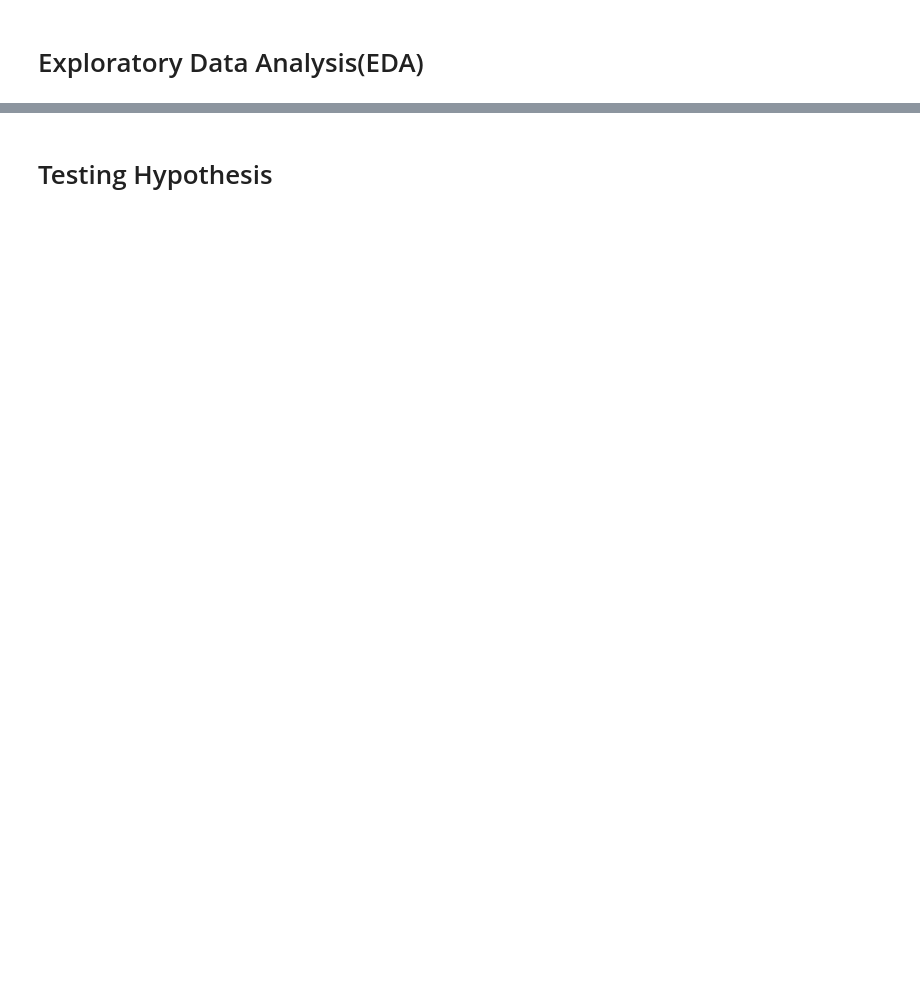
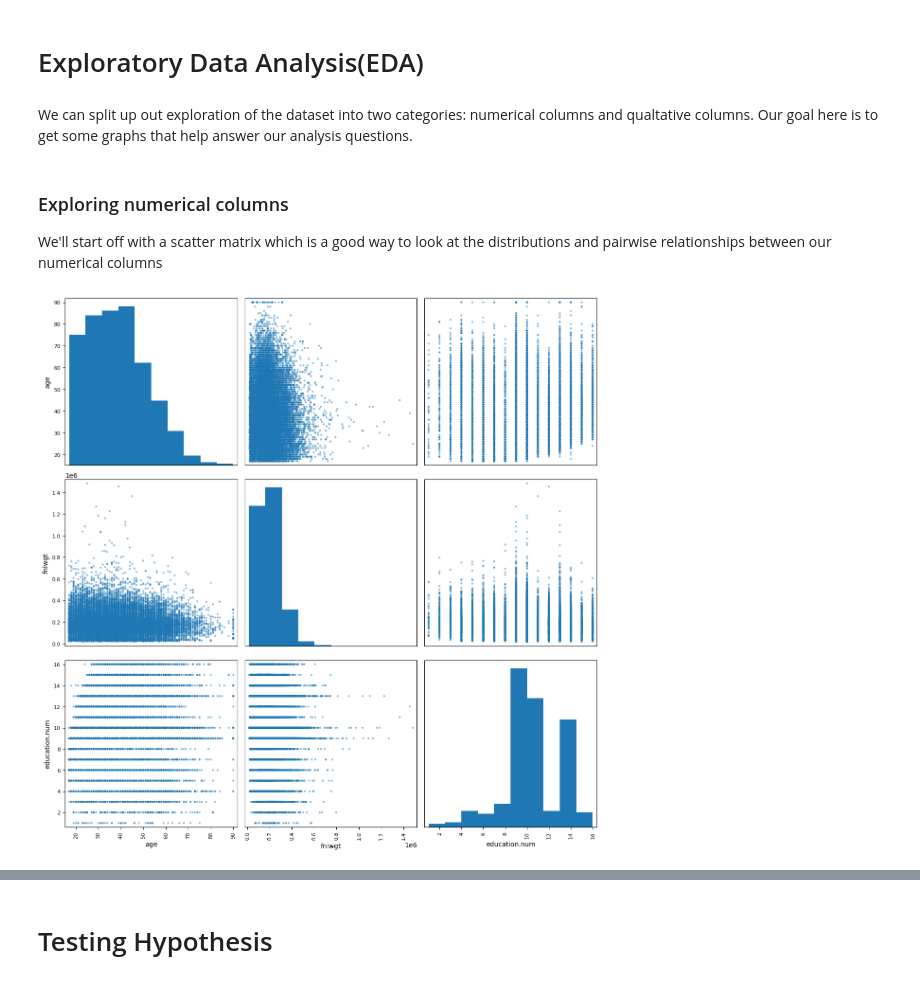
Before and after one commit to brandoncabrera707/CISD_41_Capstone_Project, a Jupyter notebook: capstone_project.ipynb, the cells around one changed output, grey strips where cells are left out. Cells and saved outputs as stored; diff of their text form; code cells hidden in the pictures; blank space fills up the shorter version.

Commit message:
started EDA

```diff
--- a/capstone_project.ipynb
+++ b/capstone_project.ipynb
@@ -213,2 +195,0 @@ plt.show()
-# %%
-adult_census_data['binary_income_over_under'] = (adult_census_data['income'] == '<=50K').astype(int) # 1 for over 50k and 0 for <= 50k
@@ -225,0 +196,15 @@ Name: binary_income_over_under, dtype: float64
+# %%
+def add_income_binary_columns(df):
+  """Adds two binary columns based on the income column to DataFrame passed as argument. One column represents if the indiviual makes
+  > $50k and the other column represents whether the individual makes <= 50k.
+
+  Args:
+      df (DataFrame): DataFrame to add columns to
+
+  Returns:
+      DataFrame: Returns a DataFrame with the orignal columns and two new binary columns
+  """
+
+  df['binary_income_over_$50k']  = (adult_census_data['income'] == '>50K').astype(int) # 1 for over 50k and 0 for <= 50k
+  df['binary_income_equal_under_$50k'] = (adult_census_data['income'] == '<=50K').astype(int) # 1 for <= 50k and 0 for > 50k
+  return df
@@ -225,0 +213,3 @@ Name: binary_income_over_under, dtype: float64
+# %%
+adult_census_data = add_income_binary_columns(adult_census_data)
+adult_census_data[['binary_income_over_$50k', 'binary_income_equal_under_$50k']].head(10) # display first 10 rows
@@ -226,2 +228,14 @@ Name: binary_income_over_under, dtype: float64
 # %% [markdown]
 # Exploratory Data Analysis(EDA)
+# %% [markdown]
+We can split up out exploration of the dataset into two categories: numerical columns and qualtative columns. Our goal here is to get some graphs that help answer our analysis questions.
+# %% [markdown]
+### Exploring numerical columns
+We'll start off with a scatter matrix which is a good way to look at the distributions and pairwise relationships between our numerical columns
+# %%
+from pandas.plotting import scatter_matrix
+scatter_matrix(adult_census_data.iloc[:, :8], figsize = (12,12)) # plot the numerical columns that are in the first 8 columns of the data
+plt.tight_layout()
+plt.show()
+# %% [output]
+[figure, added]
```
Also changed, not shown: parts of 20 cells of this notebook.
